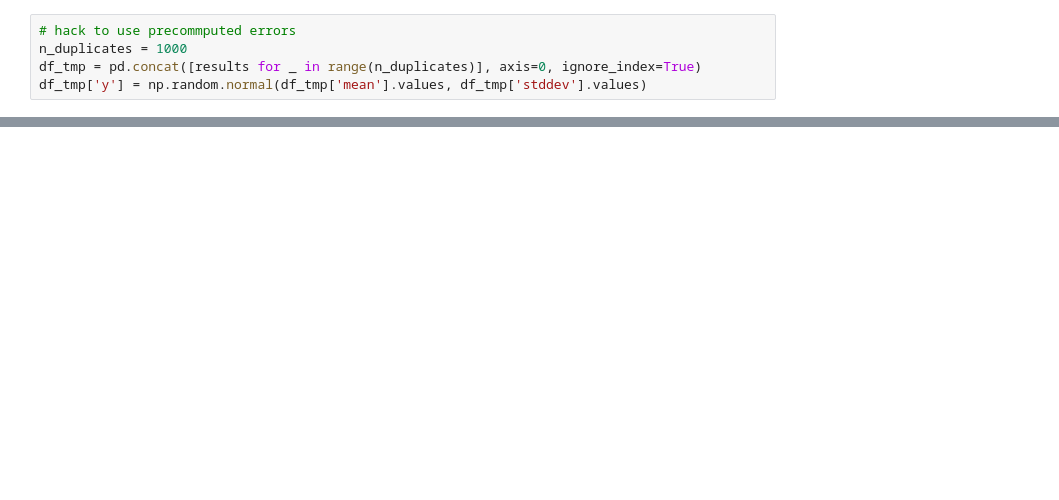
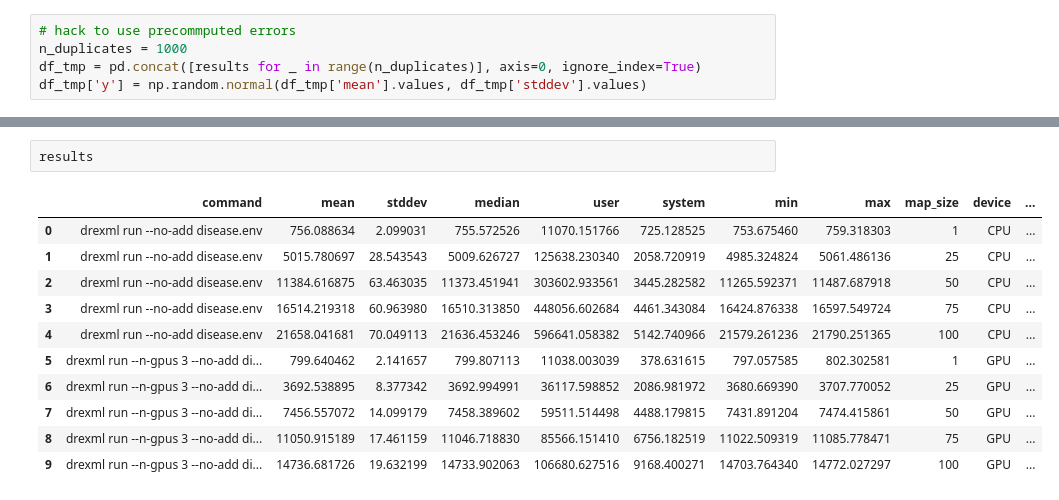
Before and after one commit to loucerac/drexml, a Jupyter notebook: examples/benchmark/05_analyze_results.ipynb, the cells around one changed output, grey strips where cells are left out. Saved outputs shown, nothing was run; the diff lists cells and outputs as text; blank space fills up the shorter version.

```diff
--- a/examples/benchmark/05_analyze_results.ipynb
+++ b/examples/benchmark/05_analyze_results.ipynb
@@ -89,0 +105,14 @@ plt.savefig(results_folder.joinpath(f"{fname}.pdf"), bbox_inches="tight")
+# %%
+results
+# %% [output]
+|  | command | mean | stddev | median | user | system | min | max | map_size | device | ... |
+| 0 | drexml run --no-add disease.env | 756.088634 | 2.099031 | 755.572526 | 11070.151766 | 725.128525 | 753.675460 | 759.318303 | 1 | CPU | ... |
+| 1 | drexml run --no-add disease.env | 5015.780697 | 28.543543 | 5009.626727 | 125638.230340 | 2058.720919 | 4985.324824 | 5061.486136 | 25 | CPU | ... |
+| 2 | drexml run --no-add disease.env | 11384.616875 | 63.463035 | 11373.451941 | 303602.933561 | 3445.282582 | 11265.592371 | 11487.687918 | 50 | CPU | ... |
+| 3 | drexml run --no-add disease.env | 16514.219318 | 60.963980 | 16510.313850 | 448056.602684 | 4461.343084 | 16424.876338 | 16597.549724 | 75 | CPU | ... |
+| 4 | drexml run --no-add disease.env | 21658.041681 | 70.049113 | 21636.453246 | 596641.058382 | 5142.740966 | 21579.261236 | 21790.251365 | 100 | CPU | ... |
+| 5 | drexml run --n-gpus 3 --no-add di... | 799.640462 | 2.141657 | 799.807113 | 11038.003039 | 378.631615 | 797.057585 | 802.302581 | 1 | GPU | ... |
+| 6 | drexml run --n-gpus 3 --no-add di... | 3692.538895 | 8.377342 | 3692.994991 | 36117.598852 | 2086.981972 | 3680.669390 | 3707.770052 | 25 | GPU | ... |
+| 7 | drexml run --n-gpus 3 --no-add di... | 7456.557072 | 14.099179 | 7458.389602 | 59511.514498 | 4488.179815 | 7431.891204 | 7474.415861 | 50 | GPU | ... |
+| 8 | drexml run --n-gpus 3 --no-add di... | 11050.915189 | 17.461159 | 11046.718830 | 85566.151410 | 6756.182519 | 11022.509319 | 11085.778471 | 75 | GPU | ... |
+| 9 | drexml run --n-gpus 3 --no-add di... | 14736.681726 | 19.632199 | 14733.902063 | 106680.627516 | 9168.400271 | 14703.764340 | 14772.027297 | 100 | GPU | ... |
```
Also changed, not shown: parts of 9 cells of this notebook, 3 other files.
